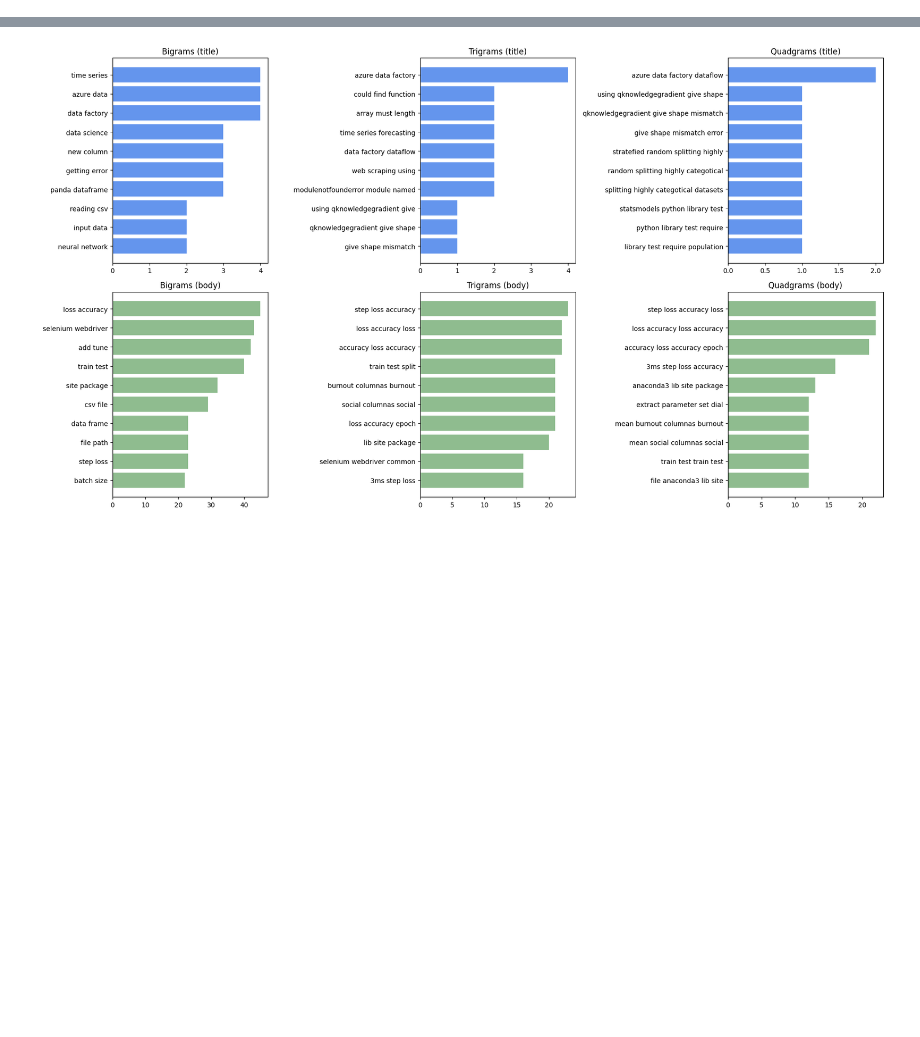
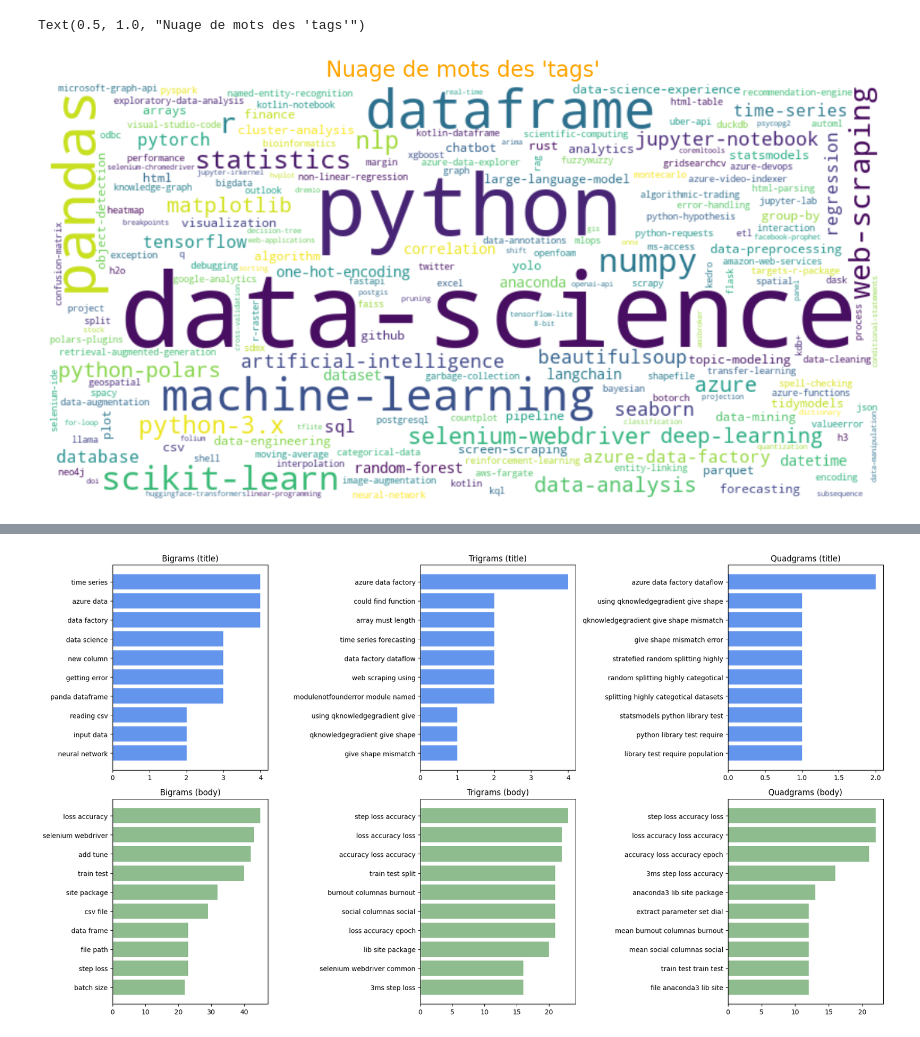
Before and after one commit to NovaStarmax/so-scrapper, a Jupyter notebook: eda/datascience.ipynb, the cells around one changed output, grey strips where cells are left out. Cells and saved outputs as stored; diff of their text form; code cells hidden in the pictures; blank space fills up the shorter version.

```diff
--- a/eda/datascience.ipynb
+++ b/eda/datascience.ipynb
@@ -25,0 +29,16 @@ df.head()
+# %%
+# supprime les chaînes vides
+all_tags = [tag for tags_list in df['tags'] for tag in tags_list if tag]
+
+from collections import Counter
+tag_counts = Counter(all_tags)
+
+wordcloud = WordCloud(width=800, height=400, background_color='white').generate_from_frequencies(tag_counts)
+
+plt.figure(figsize=(15, 7))
+plt.imshow(wordcloud, interpolation='bilinear')
+plt.axis('off')
+plt.title("Nuage de mots des 'tags'", fontsize=20, color='orange')
+# %% [output]
+Text(0.5, 1.0, "Nuage de mots des 'tags'")
+[figure, added]
```
Also changed, not shown: parts of 11 cells of this notebook, 1 other file.
